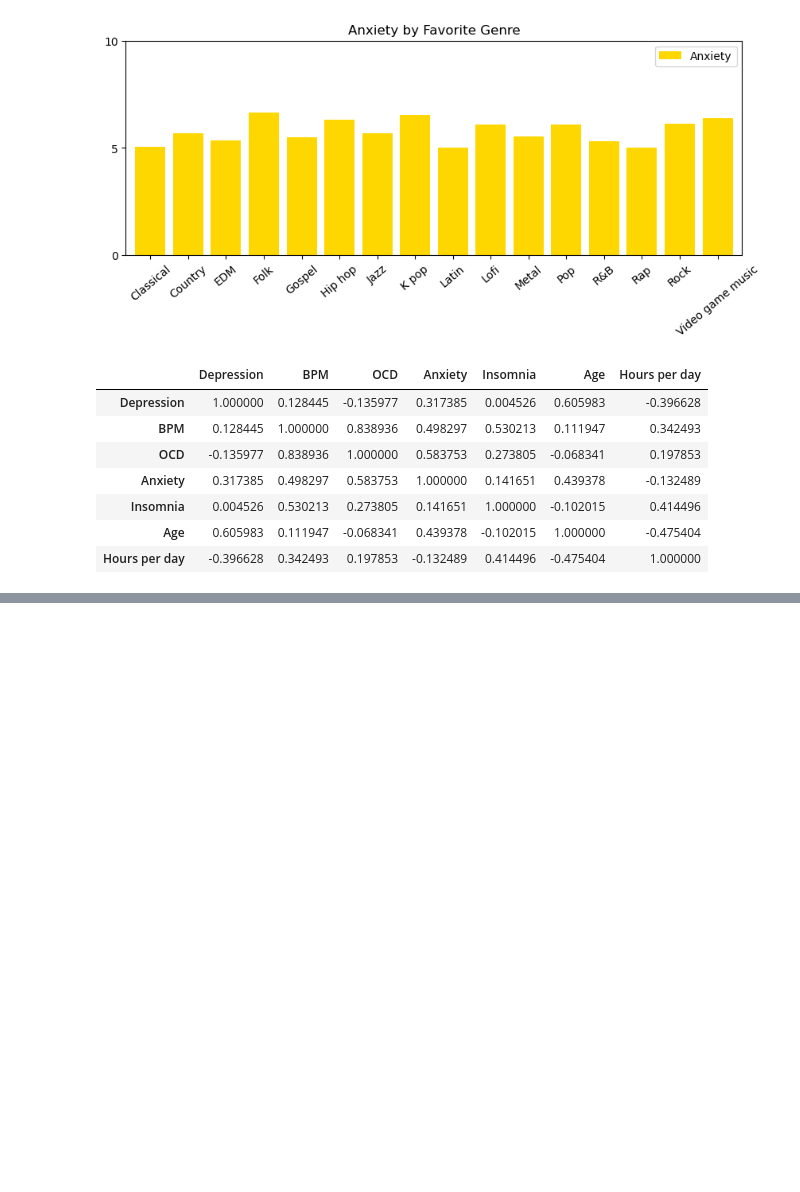
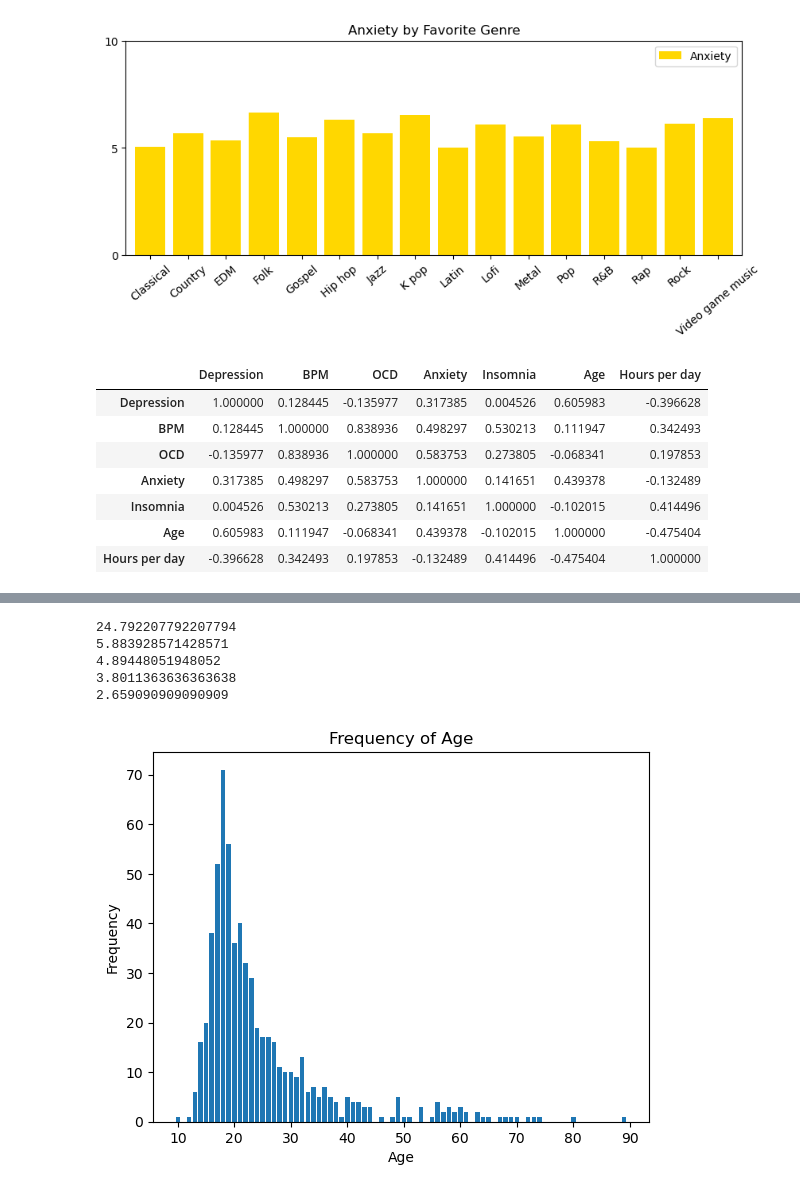
Before and after one commit to jdanielle12/project1, a Jupyter notebook: music_and_mental_health.ipynb, the cells around one changed output, grey strips where cells are left out. Drawn from its saved outputs; the diff is of its cells as text; code cells hidden in the pictures; blank space fills up the shorter version.

Commit message:
added bar charts, scatters other code to main

```diff
--- a/music_and_mental_health.ipynb
+++ b/music_and_mental_health.ipynb
@@ -127,0 +128,35 @@ df_hiphop[["Depression","BPM","OCD", "Anxiety", "Insomnia", "Age", "Hours per da
+# %%
+# Get information on the sample data
+# average age of the population
+average_age = music_mental_health_df['Age'].mean()
+print(average_age)
+# average Anxiety
+average_anxiety = music_mental_health_df['Anxiety'].mean()
+print(average_anxiety)
+# average Depression
+average_depression = music_mental_health_df['Depression'].mean()
+print(average_depression)
+# Average insomnia
+average_insomnia = music_mental_health_df['Insomnia'].mean()
+print(average_insomnia)
+# average ocd
+average_ocd = music_mental_health_df['OCD'].mean()
+print(average_ocd)
+# %% [output]
+24.792207792207794
+5.883928571428571
+4.89448051948052
+3.8011363636363638
+2.659090909090909
+# %%
+# View graphs on the distribution of the sample data
+# Age
+age_dist = music_mental_health_df['Age']
+freq_counts = age_dist.value_counts()
+plt.bar(freq_counts.index, freq_counts.values)
+plt.xlabel('Age')
+plt.ylabel('Frequency')
+plt.title('Frequency of Age')
+plt.show()
+# %% [output]
+[figure, added]
```
Also changed, not shown: parts of 18 cells of this notebook.
